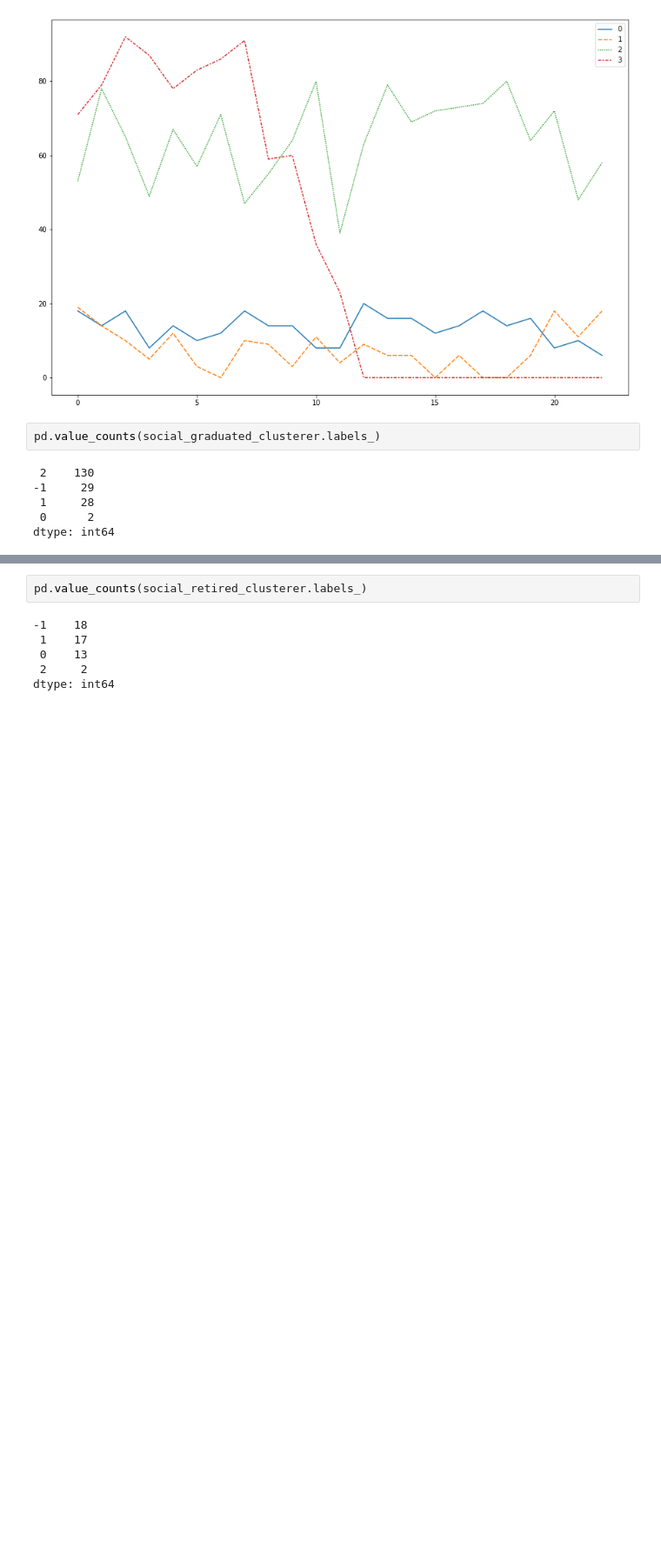
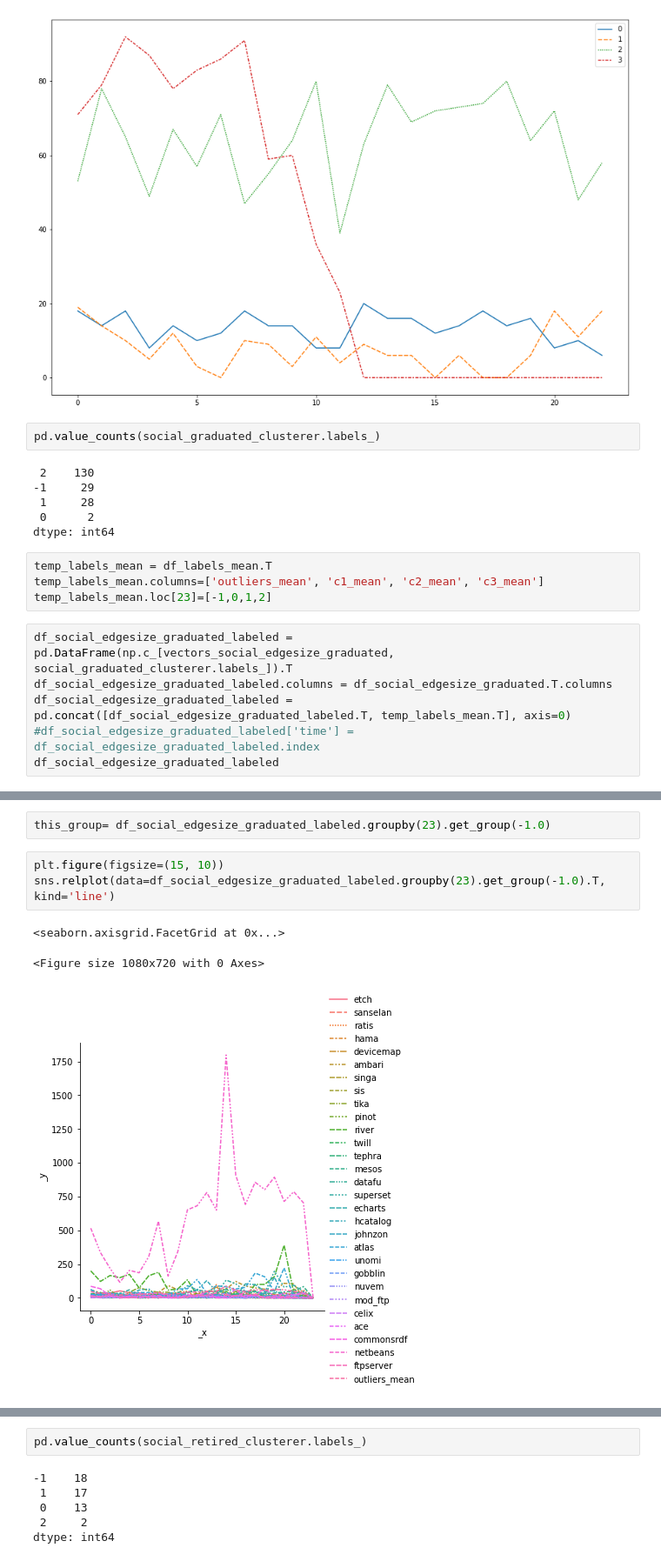
Before and after one commit to zenoWZH/ASFdata_analysis, a Jupyter notebook: casestudy/inspection_bysize.ipynb, the cells around one changed output, grey strips where cells are left out. Shown: that part at 87% size. Saved outputs shown, nothing was run; the diff lists cells and outputs as text; blank space fills up the shorter version.

```diff
--- a/casestudy/inspection_bysize.ipynb
+++ b/casestudy/inspection_bysize.ipynb
@@ -193,3 +197,13 @@ pd.value_counts(social_graduated_clusterer.labels_)
  1     28
  0      2
 dtype: int64
+# %%
+temp_labels_mean = df_labels_mean.T
+temp_labels_mean.columns=['outliers_mean', 'c1_mean', 'c2_mean', 'c3_mean']
+temp_labels_mean.loc[23]=[-1,0,1,2]
+# %%
+df_social_edgesize_graduated_labeled = pd.DataFrame(np.c_[vectors_social_edgesize_graduated, social_graduated_clusterer.labels_]).T
+df_social_edgesize_graduated_labeled.columns = df_social_edgesize_graduated.T.columns
+df_social_edgesize_graduated_labeled = pd.concat([df_social_edgesize_graduated_labeled.T, temp_labels_mean.T], axis=0)
+#df_social_edgesize_graduated_labeled['time'] = df_social_edgesize_graduated_labeled.index
+df_social_edgesize_graduated_labeled
@@ -196,2 +224,11 @@ dtype: int64
+# %%
+this_group= df_social_edgesize_graduated_labeled.groupby(23).get_group(-1.0)
+# %%
+plt.figure(figsize=(15, 10))
+sns.relplot(data=df_social_edgesize_graduated_labeled.groupby(23).get_group(-1.0).T, kind='line')
+# %% [output]
+<seaborn.axisgrid.FacetGrid at 0x...>
+<Figure size 1080x720 with 0 Axes>
+[figure, added]
 # %%
 social_retired_clusterer = HDBSCAN(algorithm= 'best', approx_min_span_tree=True, gen_min_span_tree=True, metric='canberra',  min_cluster_size= 2).fit(vectors_social_edgesize_retired)
```
Also changed, not shown: parts of 8 cells of this notebook.
